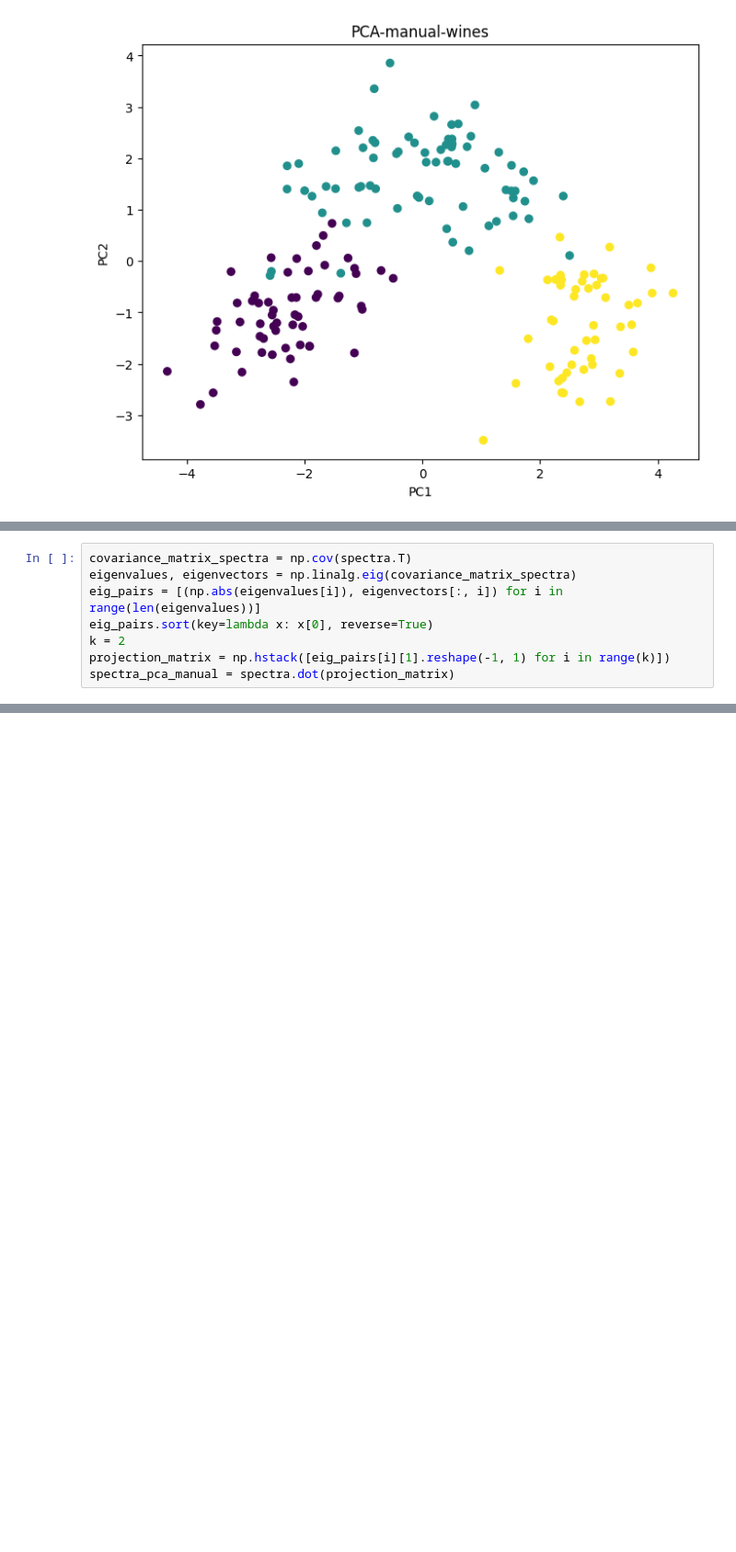
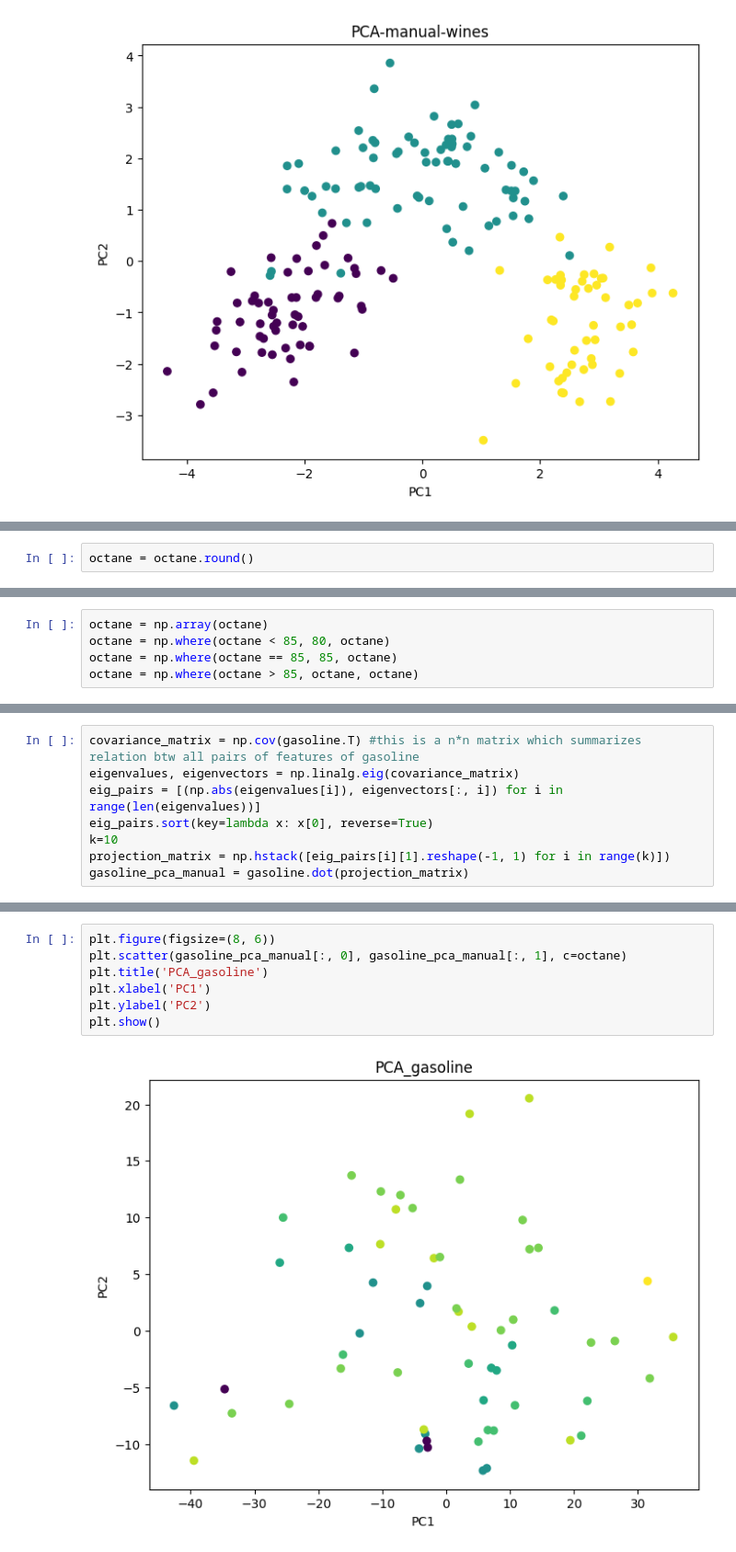
Before and after one commit to JaiVR/nir_chemometrics, a Jupyter notebook: chemometrics.ipynb, the cells around one changed output, grey strips where cells are left out. Shown: that part at 92% size. Drawn from its saved outputs; the diff is of its cells as text; blank space fills up the shorter version.

```diff
--- a/chemometrics.ipynb
+++ b/chemometrics.ipynb
@@ -411,0 +475,2 @@ soil pca
+# %%
+octane = octane.round()
@@ -411,0 +486,5 @@ soil pca
+# %%
+octane = np.array(octane)
+octane = np.where(octane < 85, 80, octane)
+octane = np.where(octane == 85, 85, octane)
+octane = np.where(octane > 85, octane, octane)
@@ -412,8 +494,8 @@ soil pca
 # %%
-covariance_matrix_spectra = np.cov(spectra.T)
-eigenvalues, eigenvectors = np.linalg.eig(covariance_matrix_spectra)
+covariance_matrix = np.cov(gasoline.T) #this is a n*n matrix which summarizes relation btw all pairs of features of gasoline
+eigenvalues, eigenvectors = np.linalg.eig(covariance_matrix)
 eig_pairs = [(np.abs(eigenvalues[i]), eigenvectors[:, i]) for i in range(len(eigenvalues))]
 eig_pairs.sort(key=lambda x: x[0], reverse=True)
-k = 2
+k=10
 projection_matrix = np.hstack([eig_pairs[i][1].reshape(-1, 1) for i in range(k)])
-spectra_pca_manual = spectra.dot(projection_matrix)
+gasoline_pca_manual = gasoline.dot(projection_matrix)
@@ -466,0 +502,9 @@ Spectra shape: (53, 1001)
+# %%
+plt.figure(figsize=(8, 6))
+plt.scatter(gasoline_pca_manual[:, 0], gasoline_pca_manual[:, 1], c=octane)
+plt.title('PCA_gasoline')
+plt.xlabel('PC1')
+plt.ylabel('PC2')
+plt.show()
+# %% [output]
+[figure, added]
```
Also changed, not shown: parts of 22 cells of this notebook.
